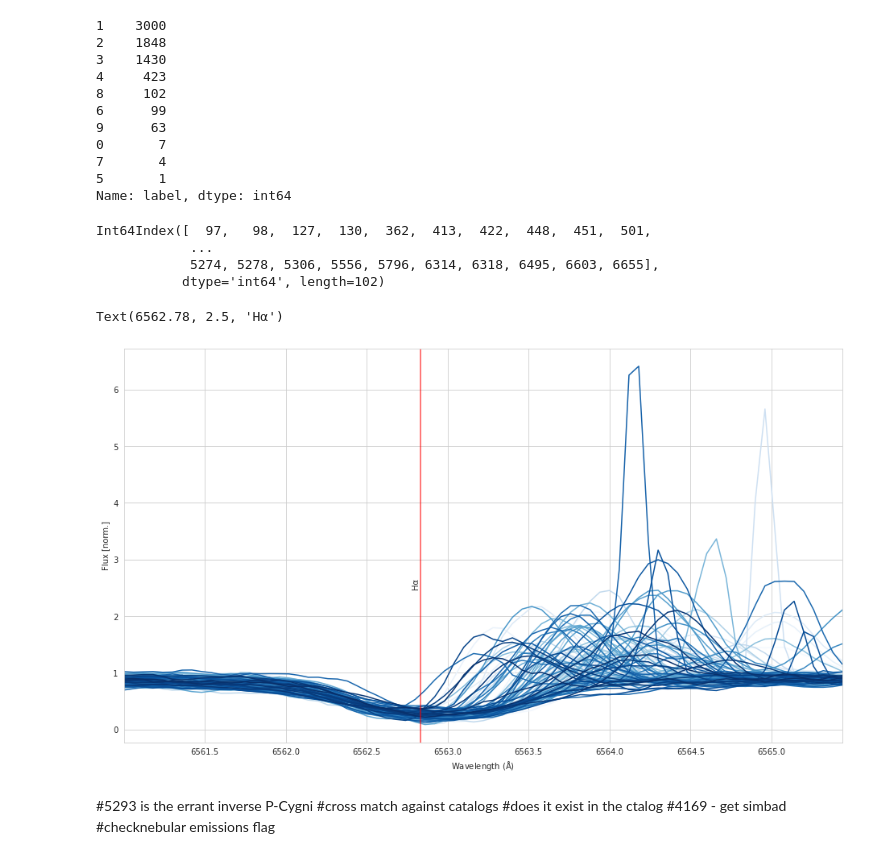
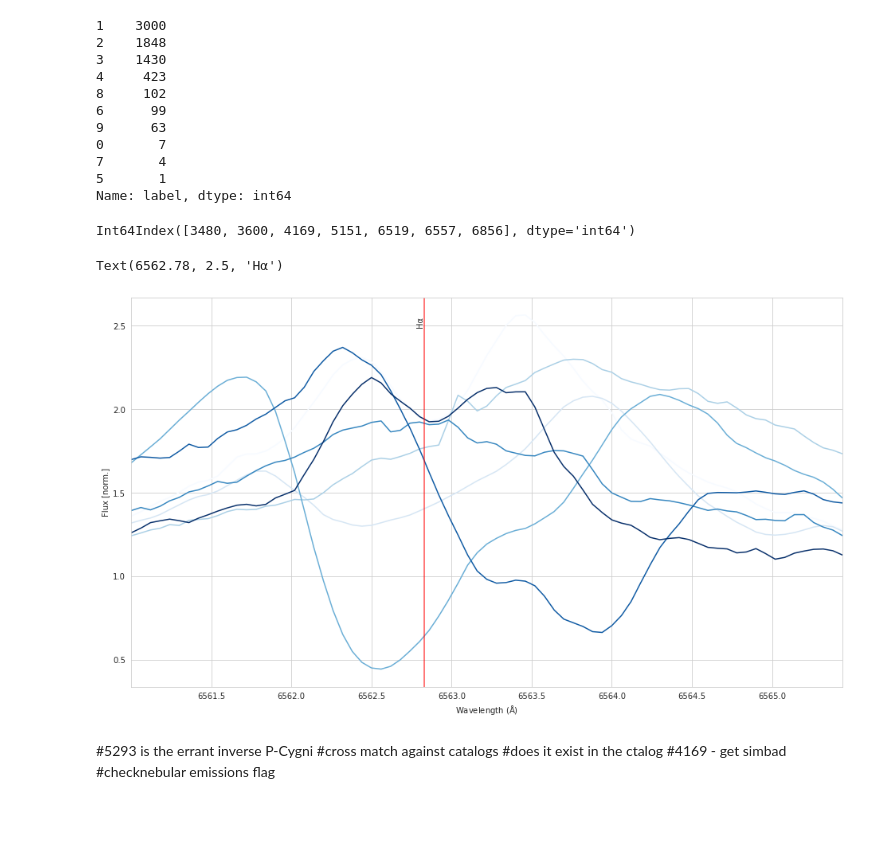
Before and after one commit to PravNJ/PCT-stars-GALAH, a Jupyter notebook: dtw-agglo-clustering.ipynb, the cells around one changed output. Drawn from its saved outputs; the diff is of its cells as text; code cells hidden in the pictures; blank space fills up the shorter version.

```diff
--- a/dtw-agglo-clustering.ipynb
+++ b/dtw-agglo-clustering.ipynb
@@ -188,26 +189,23 @@ df_masked["label"].value_counts()
 5       1
 Name: label, dtype: int64
 # %%
-CLASS = 8
+CLASS = 0
 df_masked_label = df_masked.loc[df_masked["label"]==CLASS]
 print(df_masked_label.index)
 ax = (df_masked.loc[df_masked['label'] == CLASS].drop(columns=['label','sobject_id']).T).plot(
     legend=False,
     xlabel = "Wavelength ($\mathrm{\AA}$)",
     ylabel = "Flux [norm.]",
     #xticks = wl_grid[PLOT_MASK],
     xlim = (wl_grid[PLOT_MASK].min(),wl_grid[PLOT_MASK].max()),
     colormap = "Blues"
     )
 halpha_line = ax.axvline(x=6562.83, color='red', label="coral", alpha=0.7)
 ax.text(6562.78,2.5,"Hα", rotation=90)
 # %% [output]
-Int64Index([  97,   98,  127,  130,  362,  413,  422,  448,  451,  501,
-            ...
-            5274, 5278, 5306, 5556, 5796, 6314, 6318, 6495, 6603, 6655],
-           dtype='int64', length=102)
+Int64Index([3480, 3600, 4169, 5151, 6519, 6557, 6856], dtype='int64')
 Text(6562.78, 2.5, 'Hα')
-[figure, old version]
+[figure, new version]
 # %% [markdown]
 #5293 is the errant inverse P-Cygni
 #cross match against catalogs
```
Also changed, not shown: parts of 1 cell of this notebook, 1 other file.
